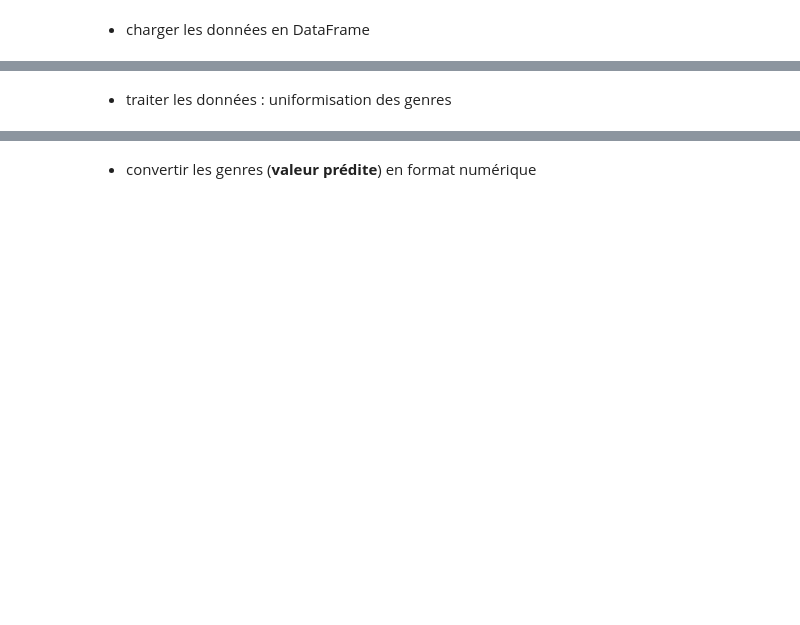
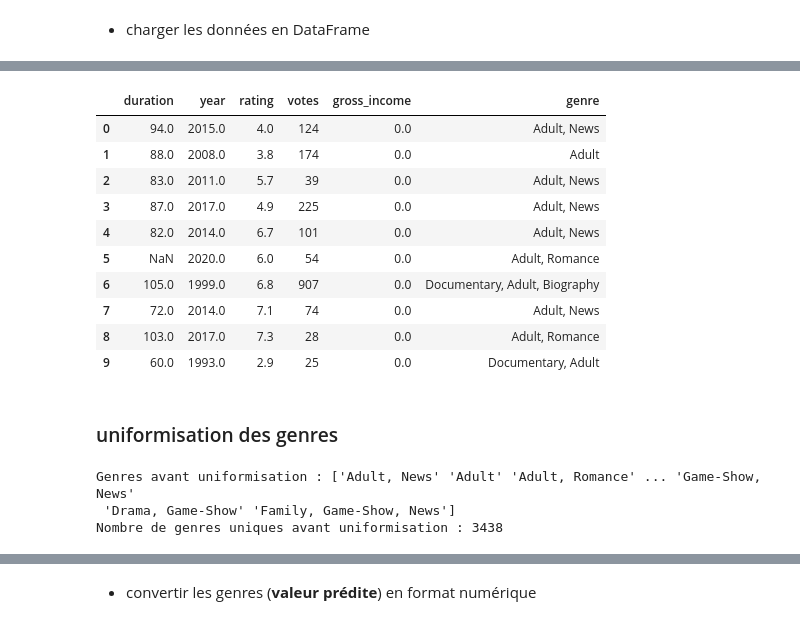
Before and after one commit to JCharles28/project_bayesien, a Jupyter notebook: notebook/1-notebook_data_preparation.ipynb, the cells around one changed output, grey strips where cells are left out. Drawn from its saved outputs; the diff is of its cells as text; code cells hidden in the pictures; blank space fills up the shorter version.

```diff
--- a/notebook/1-notebook_data_preparation.ipynb
+++ b/notebook/1-notebook_data_preparation.ipynb
@@ -56,0 +328,2 @@ print("Nombre de lignes après suppression des valeurs manquantes :", len(datafr
+# %%
+sub_dataframe.loc[:, 'votes'] = sub_dataframe['votes'].apply(convertir_votes)
@@ -56,0 +332,28 @@ print("Nombre de lignes après suppression des valeurs manquantes :", len(datafr
+# %%
+def convertir_gross_income(gross_str):
+    if pd.isna(gross_str):
+        return float('nan')
+
+    # déjà numérique
+    if isinstance(gross_str, (int, float)):
+        return float(gross_str)
+
+    if not isinstance(gross_str, str):
+        return float('nan')
+
+    s = gross_str.strip()
+    if not s:
+        return float('nan')
+
+    # enlever séparateurs de milliers et caractères non numériques
+    s = s.replace(",", "")
+    s = re.sub(r"[^\d.\-]", "", s)
+
+    if s in {"", ".", "-", "-."}:
+        return float('nan')
+
+    try:
+        return float(s)
+
+    except ValueError:
+        return float('nan')
@@ -56,0 +365,2 @@ print("Nombre de lignes après suppression des valeurs manquantes :", len(datafr
+# %%
+sub_dataframe.loc[:, 'gross_income'] = sub_dataframe['gross_income'].apply(convertir_gross_income)
@@ -56,0 +370,2 @@ print("Nombre de lignes après suppression des valeurs manquantes :", len(datafr
+# %%
+sub_dataframe.loc[:, 'gross_income'] = sub_dataframe['gross_income'].apply(lambda x: x if x >= 0 else float('nan')) # remplacer les 0 par NaN
@@ -57,2 +375,25 @@ print("Nombre de lignes après suppression des valeurs manquantes :", len(datafr
+# %%
+sub_dataframe.head(10)
+# %% [output]
+|  | duration | year | rating | votes | gross_income | genre |
+| 0 | 94.0 | 2015.0 | 4.0 | 124 | 0.0 | Adult, News |
+| 1 | 88.0 | 2008.0 | 3.8 | 174 | 0.0 | Adult |
+| 2 | 83.0 | 2011.0 | 5.7 | 39 | 0.0 | Adult, News |
+| 3 | 87.0 | 2017.0 | 4.9 | 225 | 0.0 | Adult, News |
+| 4 | 82.0 | 2014.0 | 6.7 | 101 | 0.0 | Adult, News |
+| 5 | NaN | 2020.0 | 6.0 | 54 | 0.0 | Adult, Romance |
+| 6 | 105.0 | 1999.0 | 6.8 | 907 | 0.0 | Documentary, Adult, Biography |
+| 7 | 72.0 | 2014.0 | 7.1 | 74 | 0.0 | Adult, News |
+| 8 | 103.0 | 2017.0 | 7.3 | 28 | 0.0 | Adult, Romance |
+| 9 | 60.0 | 1993.0 | 2.9 | 25 | 0.0 | Documentary, Adult |
 # %% [markdown]
-- traiter les données : uniformisation des genres
+### uniformisation des genres
+# %%
+print("Genres avant uniformisation :",
+      sub_dataframe['genre'].unique(),
+      "\nNombre de genres uniques avant uniformisation :",
+      len(sub_dataframe['genre'].unique()))
+# %% [output]
+Genres avant uniformisation : ['Adult, News' 'Adult' 'Adult, Romance' ... 'Game-Show, News'
+ 'Drama, Game-Show' 'Family, Game-Show, News']
+Nombre de genres uniques avant uniformisation : 3438
```
Also changed, not shown: parts of 84 cells of this notebook, 2 other files.
